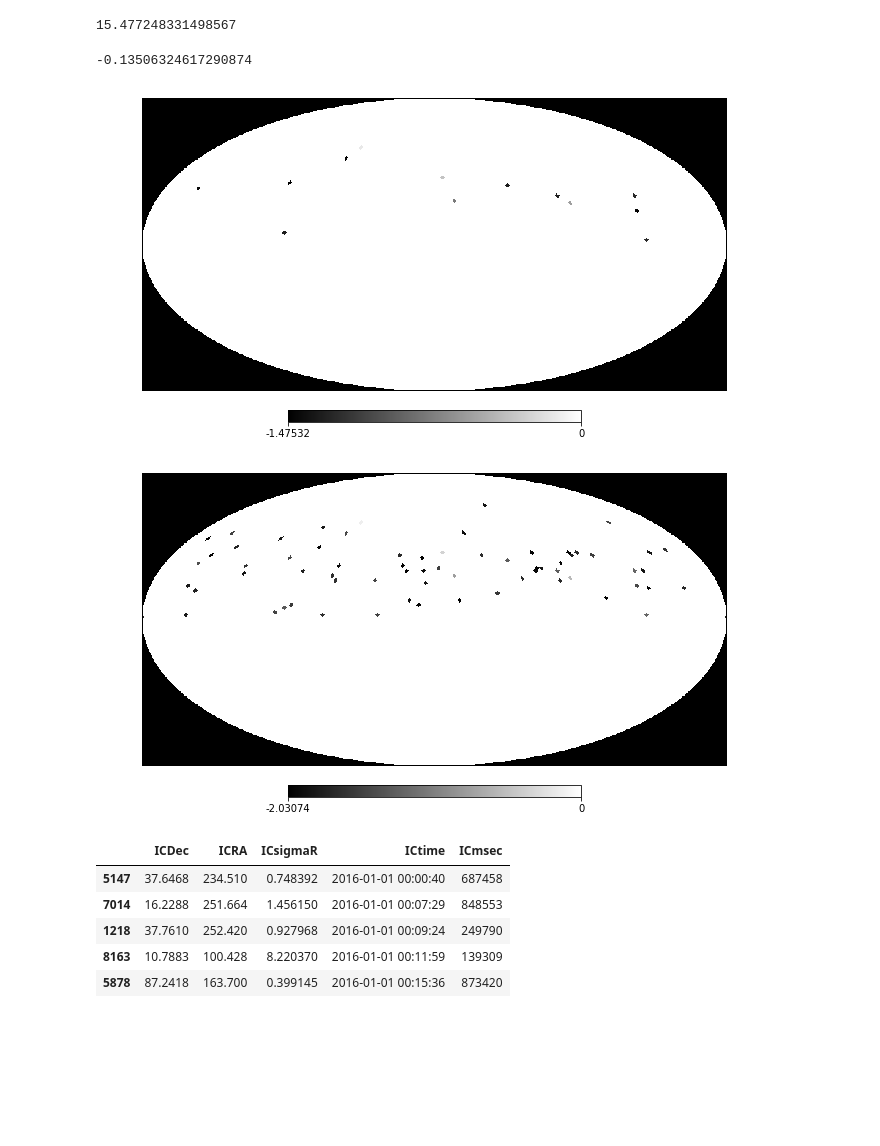
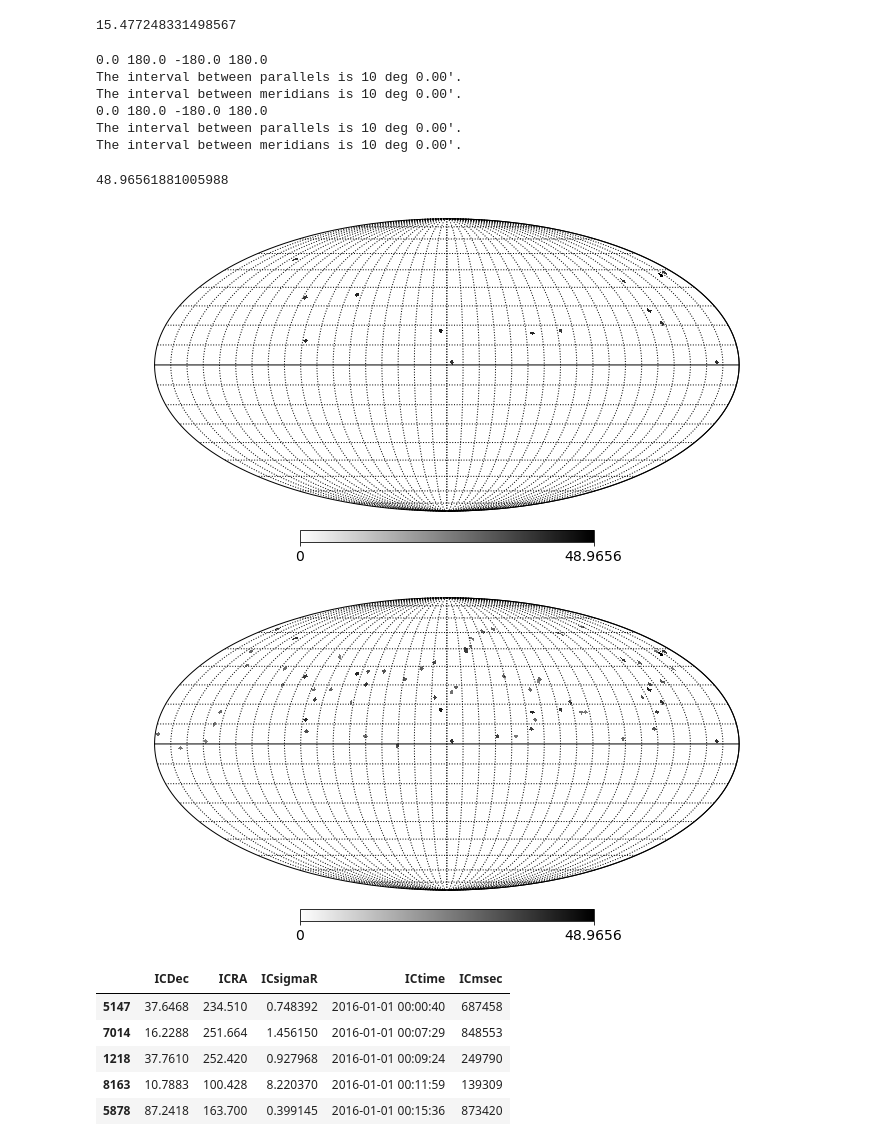
Before and after one commit to hayalaso/Analyses_AMON, a Jupyter notebook: HAWC_IC/multi_correlation_analysis.ipynb, the cells around one changed output. Saved outputs shown, nothing was run; the diff lists cells and outputs as text; code cells hidden in the pictures; blank space fills up the shorter version.

```diff
--- a/HAWC_IC/multi_correlation_analysis.ipynb
+++ b/HAWC_IC/multi_correlation_analysis.ipynb
@@ -106,8 +106,8 @@ def LLH3(dec1,ra1,dec2,ra2,sig1,sig2,sig):
     #now we calculate f, the distance from particle 1 to best fit position
     f=sig0/sig2**2 #f should be between 0 and 1
     #define some intermediate parameters
-    a=np.sin((1-f)*dst)/np.sin(dst)
-    b=np.sin(f*dst)/np.sin(dst)
+    a=np.sin((1-f)*dst*DEG2RAD)/np.sin(dst*DEG2RAD)
+    b=np.sin(f*dst*DEG2RAD)/np.sin(dst*DEG2RAD)
     x=a*np.cos(dec1)*np.cos(ra1)+b*np.cos(dec2)*np.cos(ra2)
     y=a*np.cos(dec1)*np.sin(ra1)+b*np.cos(dec2)*np.sin(ra2)
     z=a*np.sin(dec1)+b*np.sin(dec2)
@@ -119,13 +119,14 @@ def LLH3(dec1,ra1,dec2,ra2,sig1,sig2,sig):
     dec_best=dec0*RAD2DEG
     if ra_best < 0 : ra_best = ra_best + 360
     else : ra_best = ra_best
+    #print dec1*RAD2DEG, dec2*RAD2DEG, dec_best, ra1*RAD2DEG, ra2*RAD2DEG, ra_best, a, b
 
     #Calculating the likelihood
     #Spatial coincidence
     sigc=sig1**2+ sig2**2 #Being conservatives in the error
     pdst = special.erf(dst/(np.sqrt(2)*sigc)) #Probability of distance being less than ∆theta
     pndst = 1 - pdst #probability distance begin more than ∆theta
-    if pdst!=1.:
+    if pdst!=1:
         term1 = np.log(pdst) - np.log(pndst)#-np.log(2*np.pi*sigc)/2
     else:
         term1 = -20
@@ -134,16 +135,18 @@ def LLH3(dec1,ra1,dec2,ra2,sig1,sig2,sig):
     #IC and HAWC contributions
     phwc = stats.norm.cdf(sig) #HAWC significances
     pIC = np.power(10,signaless(1))[0] #IC Signaless
-    if pIC==1: print 2
-    try:
+    if pIC!=1:
         term2 = sig**2 + np.log(pIC) - np.log(1-pIC)#sig**2
-    except:
+    else:
         term2 = sig**2
 
-    llh = term1 + term2 #+ term3  ##LIKELIHOOD
+    if dst/(np.sqrt(2)*sigc)<6.:
+        llh = term1 + term2 #+ term3  ##LIKELIHOOD
+    else:
+        llh = term1 #should be -20
 
     #llh =  - dst**2/(2*sigc)+sig**2#np.log(stats.uniform.rvs(0.,1))
-    return [dec_best, ra_best, np.sqrt(sigc), term1, term2, llh]
+    return [dec_best, ra_best, np.sqrt(sig0), np.sqrt(sigc), term1, term2, llh]
 
 def spcang_trange_llh1 (dfic, dfh, minspc):
     data_list = []
@@ -212,12 +215,12 @@ def spcang_trange_llh3 (dfic, dfh, minspc):
                 llh_list = LLH3(ic.ICDec,ic.ICRA,h.HDec,h.HRA,ic.ICsigmaR,h.HsigmaR,h.Hsig)
                 data_list.append((ic.ICDec, ic.ICRA, ic.ICsigmaR, ic.ICtime,
                       h.HDec, h.HRA, h.HsigmaR, h.HTime_i, h.HTime_c, h.HTime_f,h.Hduration,h.Hsig, spc,
-                                  llh_list[0], llh_list[1], llh_list[2], llh_list[3], llh_list[4], llh_list[5]))
+                                  llh_list[0], llh_list[1], llh_list[2], llh_list[3], llh_list[4], llh_list[5],llh_list[6]))
             j+=1
         i+=1
     result = pd.DataFrame(data_list, columns=['ICDec', 'ICRA' ,'ICsigmaR' ,'ICtime',
                                               'HDec','HRA','HsigmaR','HTime_i','HTime_c','HTime_f','Hduration','Hsig',
-                                              'SpcAng','Best_fit_dec','Best_fit_ra','Best_pos_err','T1','T2','LLH'])
+                                              'SpcAng','Best_fit_dec','Best_fit_ra','Best_pos_err','SigQ','T1','T2','LLH'])
     return result
 # %%
 #dfh = pd.read_csv("/Users/Azadeh/Desktop/related_amon/IC-HAWC/files/monthly_maps/HAWC-Jan16.csv")
@@ -440,0 +447,8 @@ ylabel(r'T1',fontsize=16)
+# %%
+rcParams['figure.figsize'] = (10, 8)
+#hist(df_result3.Best_pos_err[df_result3.LLH>-20],bins=50,histtype='step',)
+hist(df_result3.Best_pos_err,bins=55,histtype='step')
+hist(df_result3.Best_pos_err[df_result3.LLH>48],bins=110,histtype='step')
+#hist(df_result3.SigQ,bins=50,histtype='step')
+#hist(df_result3.ICDec,bins=50,histtype='step')
+xlim(0,0.55)
@@ -481,13 +498,21 @@ for i,r in df_result3.iterrows():
     if r['LLH'] > perc95:
         sky95[j] = r["LLH"]
 # %%
-hp.mollview(sky99,rot=180,title='',cmap='gray')
-hp.mollview(sky95,rot=180,title='',cmap='gray')
+hp.mollview(sky99,rot=180,title='',cmap='gray_r')
+hp.graticule(dpar=10)
+hp.mollview(sky95,rot=180,title='',cmap='gray_r')
+hp.graticule(dpar=10)
 np.max(df_result3.LLH)
 # %% [output]
--0.13506324617290874
+0.0 180.0 -180.0 180.0
+The interval between parallels is 10 deg 0.00'.
+The interval between meridians is 10 deg 0.00'.
+0.0 180.0 -180.0 180.0
+The interval between parallels is 10 deg 0.00'.
+The interval between meridians is 10 deg 0.00'.
+48.96561881005988
-[figure, old version]
+[figure, new version]
-[figure, old version]
+[figure, new version]
 # %%
 dfic = pd.read_csv("IC_scrambled/0.csv".format(i))
 dfic['ICtime']=pd.to_datetime(dfic['ICtime'])
```
Also changed, not shown: parts of 11 cells of this notebook, 1 other file.
